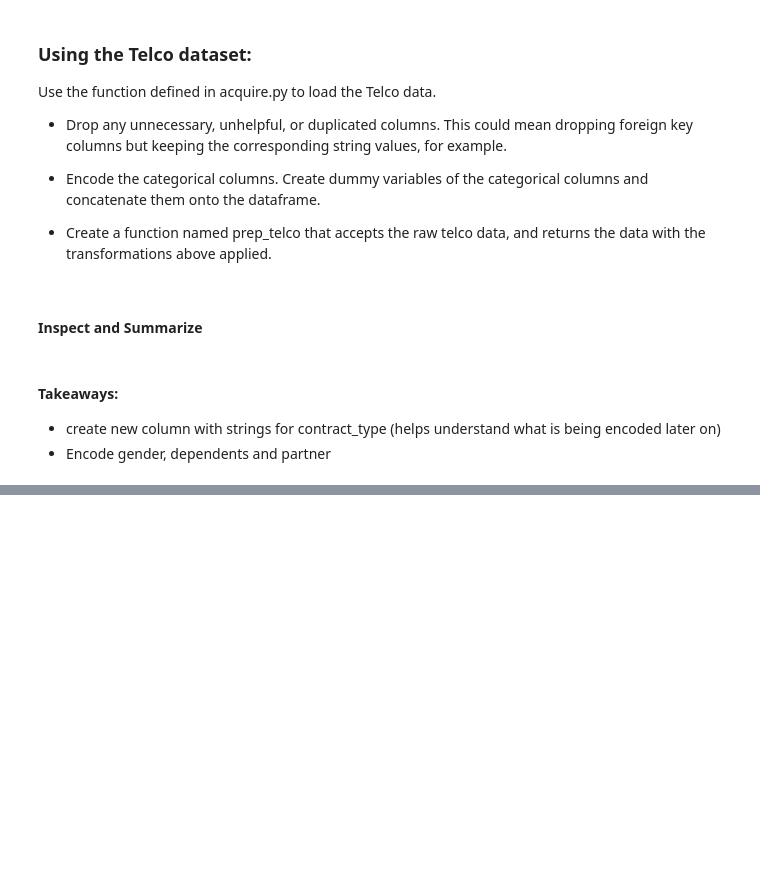
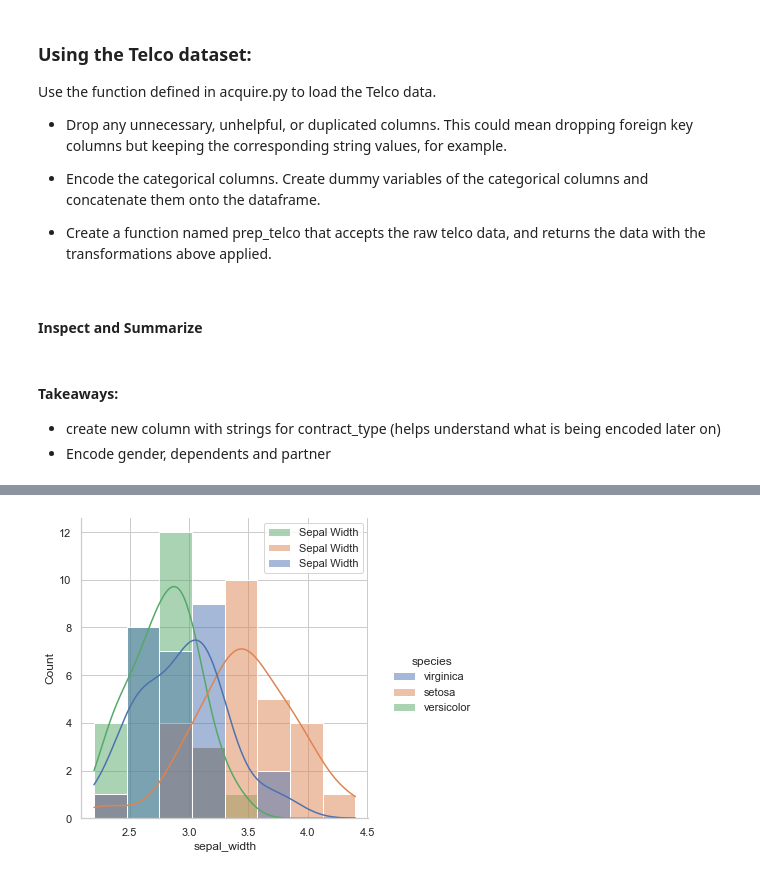
Before and after one commit to jeneyring/classification-exercises, a Jupyter notebook: classification-exercises.ipynb, the cells around one changed output, grey strips where cells are left out. Saved outputs shown, nothing was run; the diff lists cells and outputs as text; code cells hidden in the pictures; blank space fills up the shorter version.

```diff
--- a/classification-exercises.ipynb
+++ b/classification-exercises.ipynb
@@ -305,0 +364,9 @@ train, validate, test = prepare.prep_iris(df)
+# %%
+#sepal_width and species do not seem incredibly related
+#there is a lot of similar sizes between species here
+#however versicolor seems to have more sepal width that are larger than other iris'
+sns.displot(data=train, x="sepal_width", hue="species", label="Sepal Width", kde=True)
+plt.legend()
+plt.show()
+# %% [output]
+[figure, added]
```
Also changed, not shown: parts of 13 cells of this notebook.
